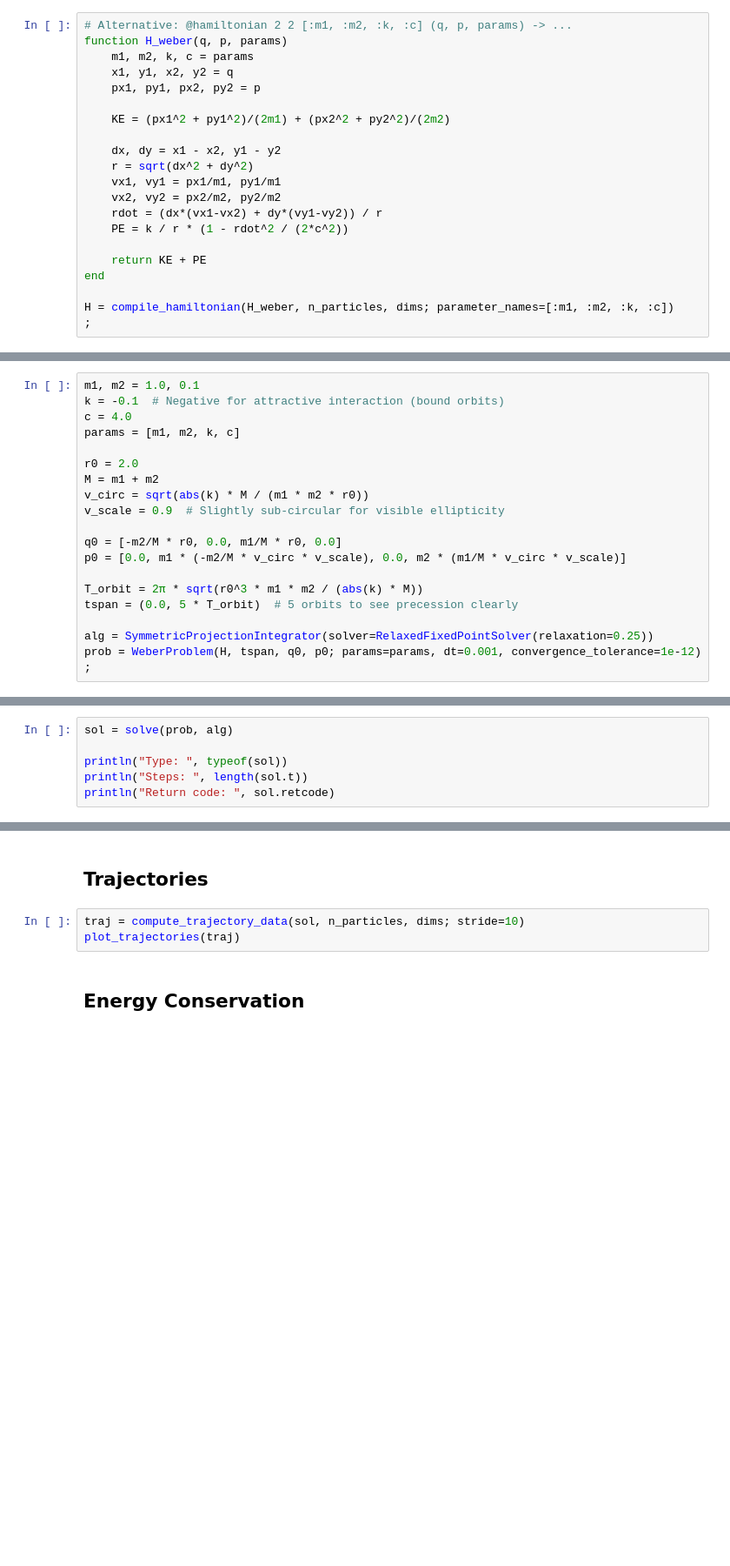
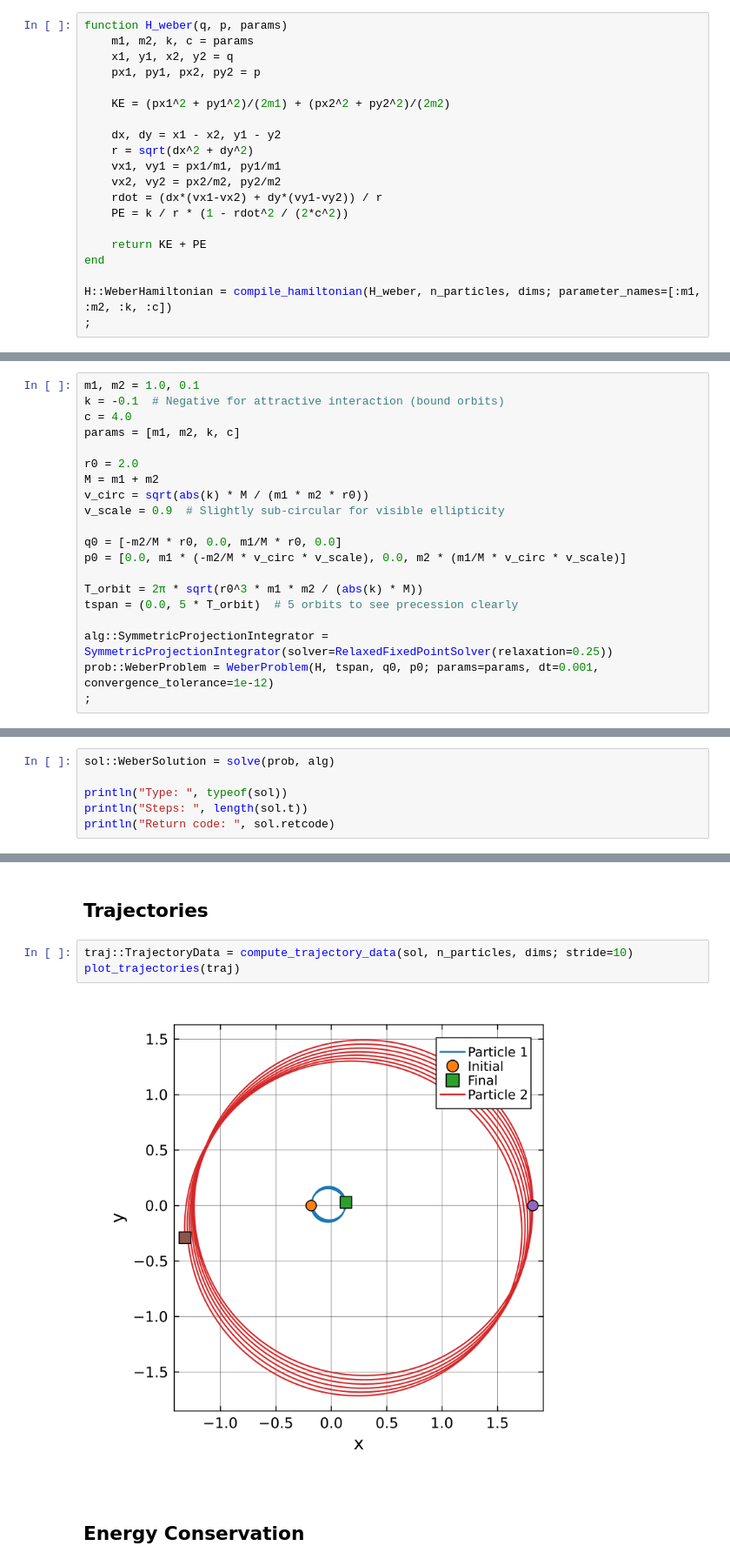
Before and after one commit to WeberElectrodynamics/WeberElectrodynamics.jl, a Jupyter notebook: examples/two_body_reference.ipynb, the cells around one changed output, grey strips where cells are left out. Shown at 87% size. Cells and saved outputs as stored; diff of their text form; blank space fills up the shorter version.

```diff
--- a/examples/two_body_reference.ipynb
+++ b/examples/two_body_reference.ipynb
@@ -32,7 +39,6 @@ println("Momentum symbols: ", p_syms)
 # %% [markdown]
 ## Hamiltonian Construction
 # %%
-# Alternative: @hamiltonian 2 2 [:m1, :m2, :k, :c] (q, p, params) -> ...
 function H_weber(q, p, params)
     m1, m2, k, c = params
     x1, y1, x2, y2 = q
@@ -50,5 +56,5 @@ function H_weber(q, p, params)
     return KE + PE
 end
 
-H = compile_hamiltonian(H_weber, n_particles, dims; parameter_names=[:m1, :m2, :k, :c])
+H::WeberHamiltonian = compile_hamiltonian(H_weber, n_particles, dims; parameter_names=[:m1, :m2, :k, :c])
 ;
@@ -77,13 +124,13 @@ p0 = [0.0, m1 * (-m2/M * v_circ * v_scale), 0.0, m2 * (m1/M * v_circ * v_scale)]
 T_orbit = 2π * sqrt(r0^3 * m1 * m2 / (abs(k) * M))
 tspan = (0.0, 5 * T_orbit)  # 5 orbits to see precession clearly
 
-alg = SymmetricProjectionIntegrator(solver=RelaxedFixedPointSolver(relaxation=0.25))
-prob = WeberProblem(H, tspan, q0, p0; params=params, dt=0.001, convergence_tolerance=1e-12)
+alg::SymmetricProjectionIntegrator = SymmetricProjectionIntegrator(solver=RelaxedFixedPointSolver(relaxation=0.25))
+prob::WeberProblem = WeberProblem(H, tspan, q0, p0; params=params, dt=0.001, convergence_tolerance=1e-12)
 ;
 # %% [markdown]
 ## Full Integration
 # %%
-sol = solve(prob, alg)
+sol::WeberSolution = solve(prob, alg)
 
 println("Type: ", typeof(sol))
 println("Steps: ", length(sol.t))
@@ -108,8 +159,10 @@ println("Completed: ", length(sol_stepped.t), " total steps")
 # %% [markdown]
 ## Trajectories
 # %%
-traj = compute_trajectory_data(sol, n_particles, dims; stride=10)
+traj::TrajectoryData = compute_trajectory_data(sol, n_particles, dims; stride=10)
 plot_trajectories(traj)
+# %% [output]
+[figure, added]
 # %% [markdown]
 ## Energy Conservation
 # %%
```
Also changed, not shown: parts of 11 cells of this notebook, 3 other files.
